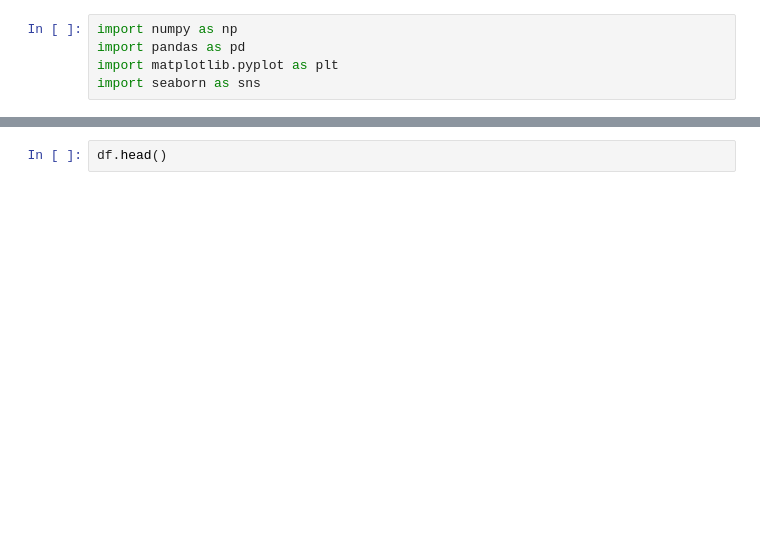
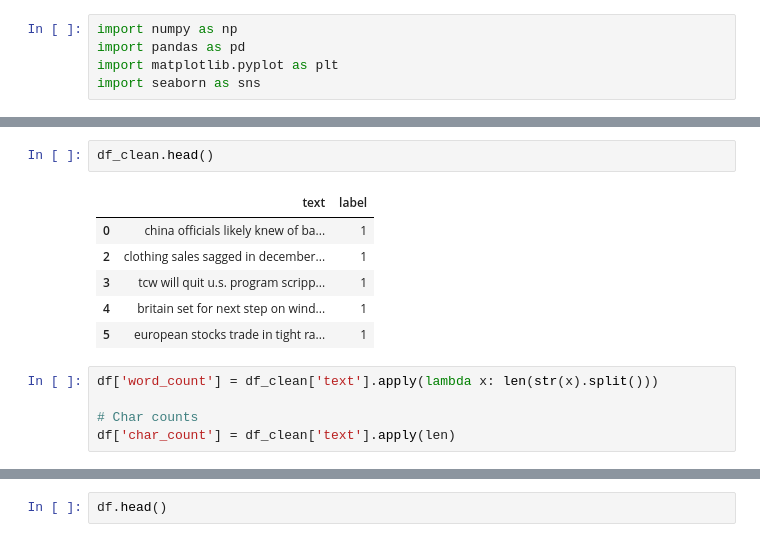
Before and after one commit to Sandeep20013/options-NIFTY50, a Jupyter notebook: stock-sentiment-analysis/EDA.ipynb, the cells around one changed output, grey strips where cells are left out. Saved outputs shown, nothing was run; the diff lists cells and outputs as text; blank space fills up the shorter version.

```diff
--- a/stock-sentiment-analysis/EDA.ipynb
+++ b/stock-sentiment-analysis/EDA.ipynb
@@ -15,0 +51,14 @@ df.head()
+# %%
+df_clean.head()
+# %% [output]
+|  | text | label |
+| 0 | china officials likely knew of ba... | 1 |
+| 2 | clothing sales sagged in december... | 1 |
+| 3 | tcw will quit u.s. program scripp... | 1 |
+| 4 | britain set for next step on wind... | 1 |
+| 5 | european stocks trade in tight ra... | 1 |
+# %%
+df['word_count'] = df_clean['text'].apply(lambda x: len(str(x).split()))
+
+# Char counts
+df['char_count'] = df_clean['text'].apply(len)
```
Also changed, not shown: parts of 13 cells of this notebook, 1 other file.
